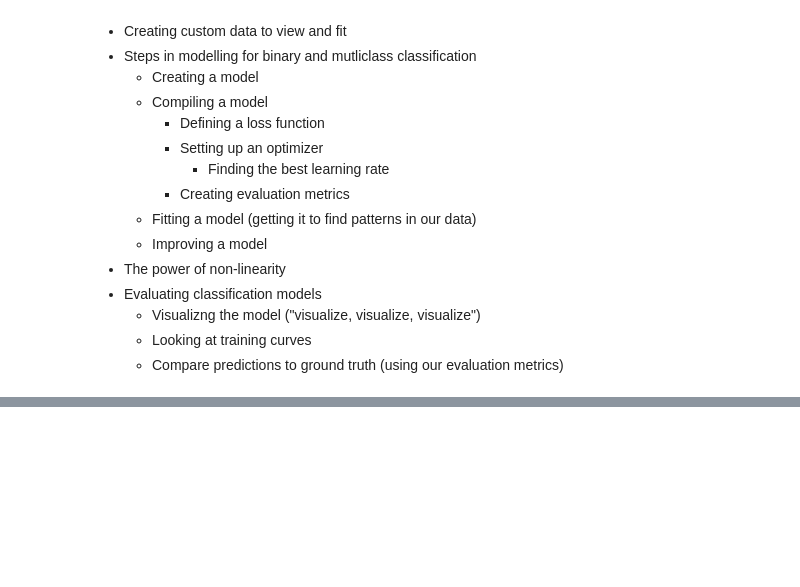
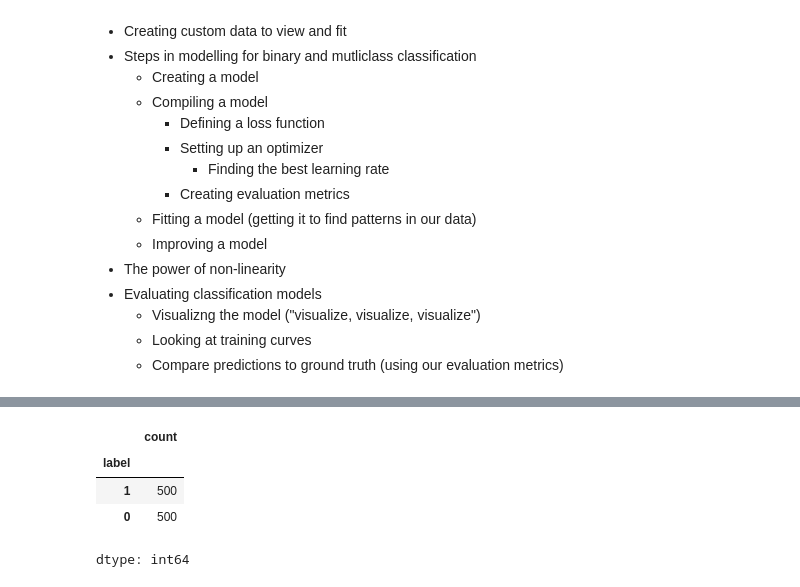
Before and after one commit to kuheli31/Deep-Learning, a Jupyter notebook: Neural_Network_Classification_with_Tensorflow.ipynb, the cells around one changed output, grey strips where cells are left out. Saved outputs shown, nothing was run; the diff lists cells and outputs as text; code cells hidden in the pictures; blank space fills up the shorter version.

```diff
--- a/Neural_Network_Classification_with_Tensorflow.ipynb
+++ b/Neural_Network_Classification_with_Tensorflow.ipynb
@@ -39,0 +145,9 @@ Specifically, we're going to go through doing the following with TensorFlow:
+# %%
+# Check out the different labels
+circles.label.value_counts()
+# %% [output]
+|  | count |
+| label |  |
+| 1 | 500 |
+| 0 | 500 |
+dtype: int64
```
Also changed, not shown: parts of 17 cells of this notebook.
